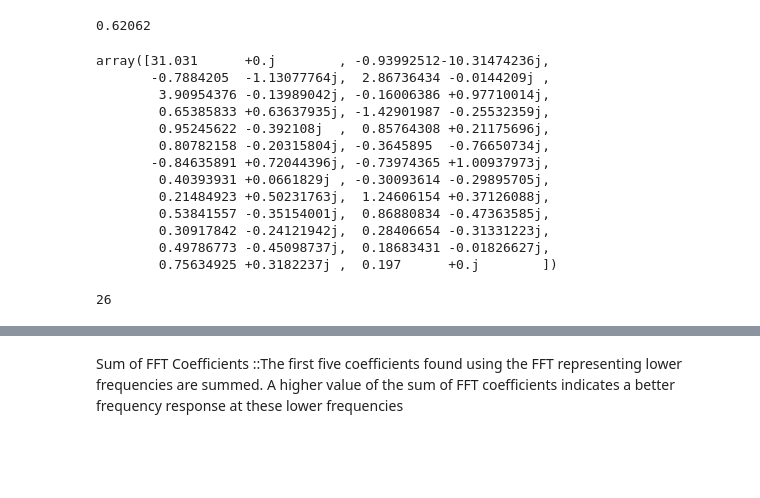
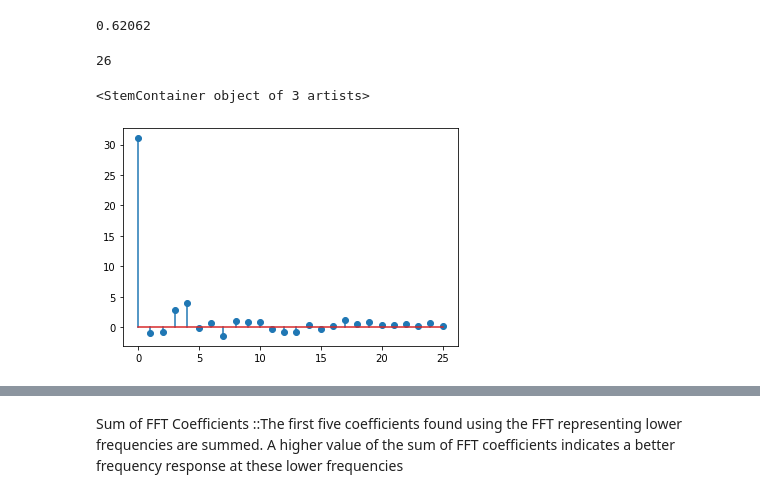
Before and after one commit to AkhilVinayakp/flood_classification, a Jupyter notebook: feature_extraction/fft.ipynb, the cells around one changed output, grey strips where cells are left out. Drawn from its saved outputs; the diff is of its cells as text; code cells hidden in the pictures; blank space fills up the shorter version.

```diff
--- a/feature_extraction/fft.ipynb
+++ b/feature_extraction/fft.ipynb
@@ -60,23 +60,12 @@ win.iloc[:,0].mean()
 0.62062
 # %%
 fft_1 = cal_fft(win.iloc[:,0])
-# %%
-fft_1
-# %% [output]
-array([31.031      +0.j        , -0.93992512-10.31474236j,
-       -0.7884205  -1.13077764j,  2.86736434 -0.0144209j ,
-        3.90954376 -0.13989042j, -0.16006386 +0.97710014j,
-        0.65385833 +0.63637935j, -1.42901987 -0.25532359j,
-        0.95245622 -0.392108j  ,  0.85764308 +0.21175696j,
-        0.80782158 -0.20315804j, -0.3645895  -0.76650734j,
-       -0.84635891 +0.72044396j, -0.73974365 +1.00937973j,
-        0.40393931 +0.0661829j , -0.30093614 -0.29895705j,
-        0.21484923 +0.50231763j,  1.24606154 +0.37126088j,
-        0.53841557 -0.35154001j,  0.86880834 -0.47363585j,
-        0.30917842 -0.24121942j,  0.28406654 -0.31331223j,
-        0.49786773 -0.45098737j,  0.18683431 -0.01826627j,
-        0.75634925 +0.3182237j ,  0.197      +0.j        ])
 # %%
 len(fft_1)
 # %% [output]
 26
+# %%
+plt.stem(np.arange(26),fft_1)
+# %% [output]
+<StemContainer object of 3 artists>
+[figure, added]
```
Also changed, not shown: parts of 9 cells of this notebook, 2 other files.
